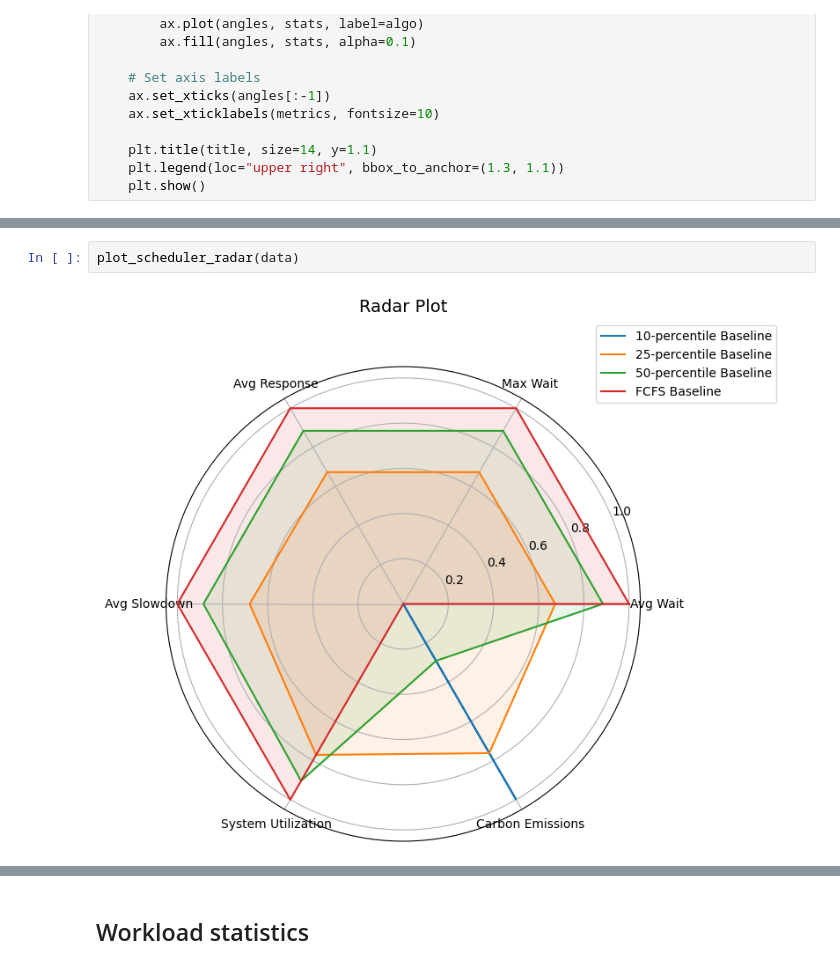
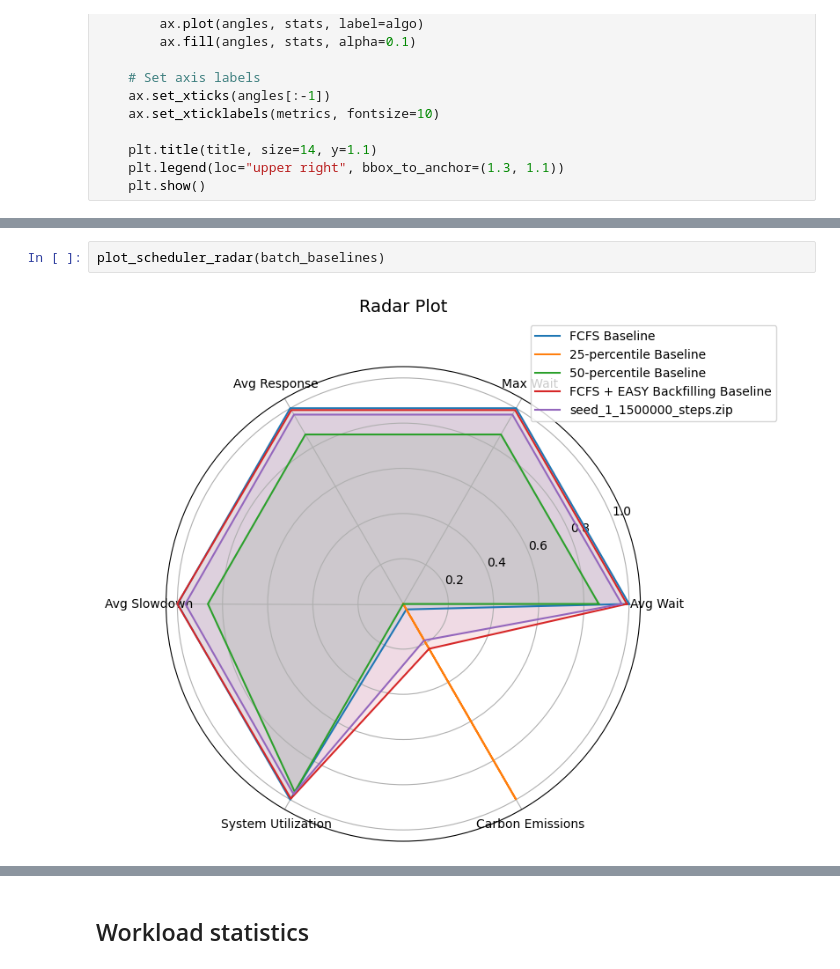
Before and after one commit to dadyownes15/green-hpc-scheduler, a Jupyter notebook: figures.ipynb, the cells around one changed output, grey strips where cells are left out. Cells and saved outputs as stored; diff of their text form.

```diff
--- a/figures.ipynb
+++ b/figures.ipynb
@@ -85,4 +226,4 @@ data = {'10-percentile Baseline': {'Avg Wait': np.float64(122535.884585211), 'Ma
 # %%
-plot_scheduler_radar(data)
+plot_scheduler_radar(batch_baselines)
 # %% [output]
-[figure, old version]
+[figure, new version]
```
Also changed, not shown: parts of 11 cells of this notebook, 36 other files.
